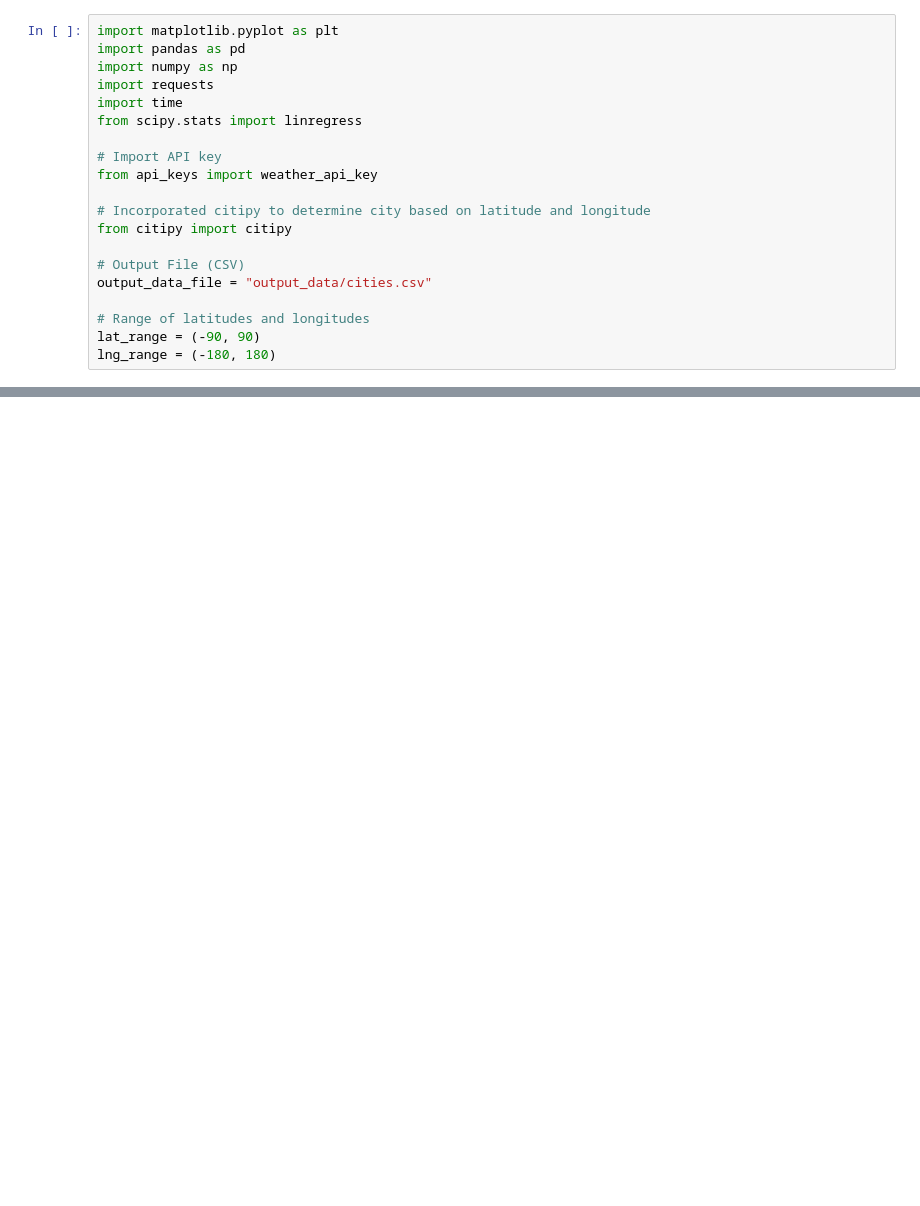
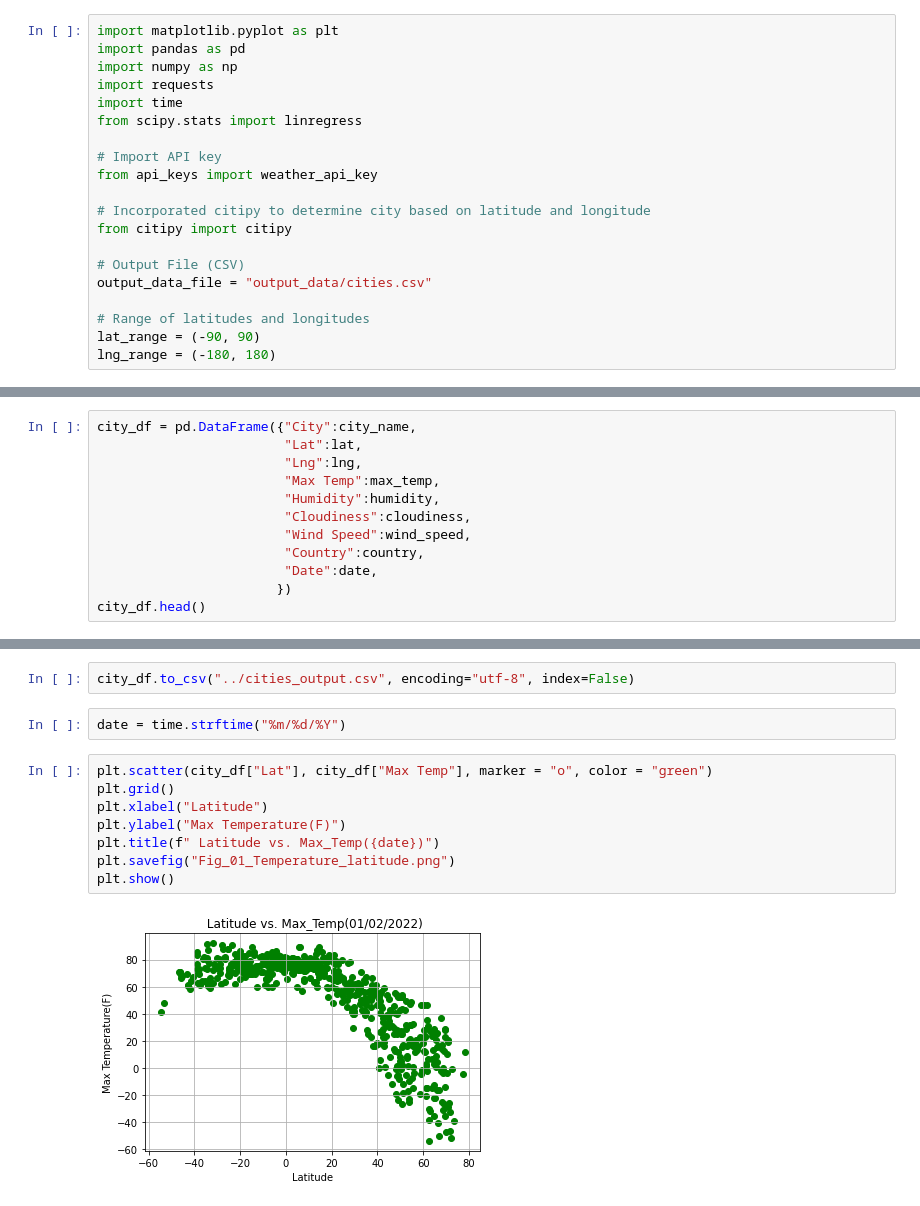
Before and after one commit to Coder11112014/python-api-challenge, a Jupyter notebook: WeatherPy/WeatherPy.ipynb, the cells around one changed output, grey strips where cells are left out. Saved outputs shown, nothing was run; the diff lists cells and outputs as text; blank space fills up the shorter version.

```diff
--- a/WeatherPy/WeatherPy.ipynb
+++ b/WeatherPy/WeatherPy.ipynb
@@ -41,0 +129,12 @@ len(cities)
+# %%
+city_df = pd.DataFrame({"City":city_name,
+                        "Lat":lat,
+                        "Lng":lng,
+                        "Max Temp":max_temp,
+                        "Humidity":humidity,
+                        "Cloudiness":cloudiness,
+                        "Wind Speed":wind_speed,
+                        "Country":country,
+                        "Date":date,
+                       })
+city_df.head()
@@ -41,0 +148,14 @@ len(cities)
+# %%
+city_df.to_csv("../cities_output.csv", encoding="utf-8", index=False)
+# %%
+date = time.strftime("%m/%d/%Y")
+# %%
+plt.scatter(city_df["Lat"], city_df["Max Temp"], marker = "o", color = "green")
+plt.grid()
+plt.xlabel("Latitude")
+plt.ylabel("Max Temperature(F)")
+plt.title(f" Latitude vs. Max_Temp({date})")
+plt.savefig("Fig_01_Temperature_latitude.png")
+plt.show()
+# %% [output]
+[figure, added]
```
Also changed, not shown: parts of 24 cells of this notebook, 6 other files.
